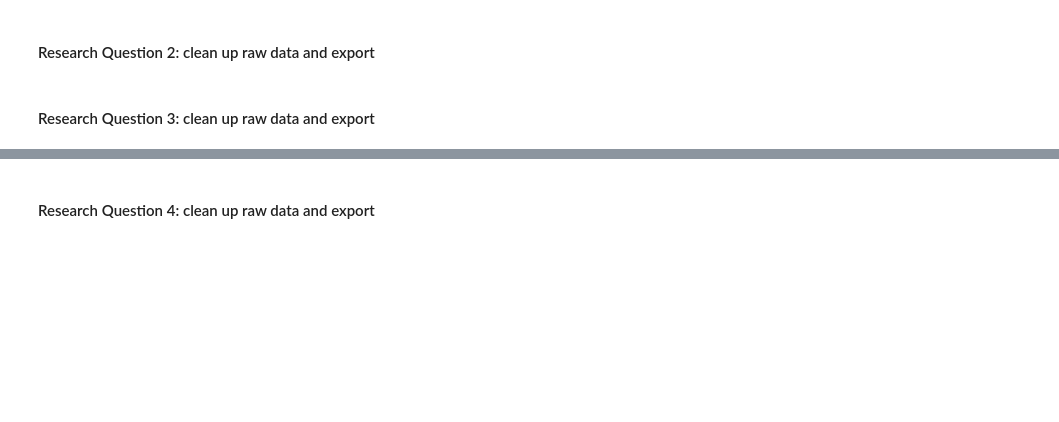
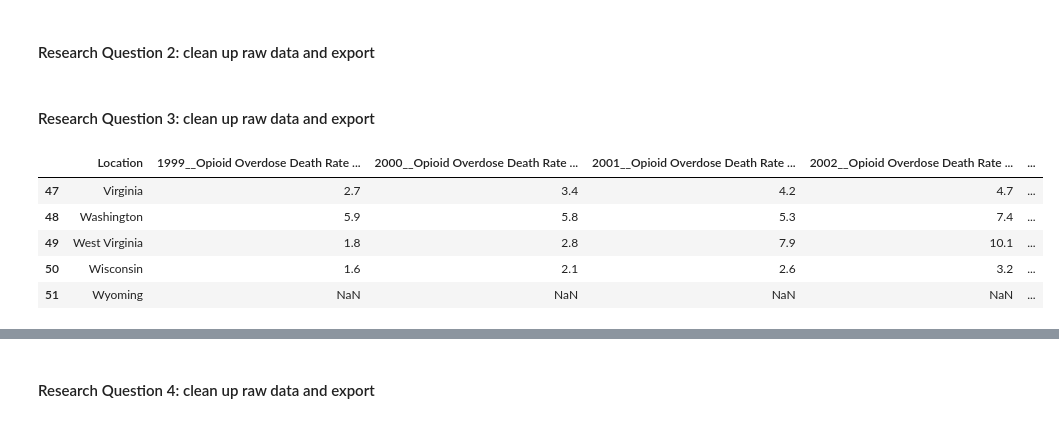
Before and after one commit to christa-fields/GWU_Databootcamp_Project_1, a Jupyter notebook: data_cleanup.ipynb, the cells around one changed output, grey strips where cells are left out. Cells and saved outputs as stored; diff of their text form; code cells hidden in the pictures; blank space fills up the shorter version.

```diff
--- a/data_cleanup.ipynb
+++ b/data_cleanup.ipynb
@@ -278,3 +278,25 @@ with open(json_file, "w") as f:                                              # o
 #### Research Question 2: clean up raw data and export
 # %% [markdown]
 #### Research Question 3: clean up raw data and export
+# %%
+
+# import datasets
+csv_OpDeaths = r'Data Files/raw_data-KFF_opioid_death_csv.csv'
+csv_UrbPop = r'Data Files/pop-urban-pct-historical_cleaned_up.csv'
+
+# Read in the csv files, skipping titles and footer notes
+OpDeaths_df = pd.read_csv(csv_OpDeaths, engine='python', skiprows=[0, 1], skipfooter=13)
+UrbPop_df = pd.read_csv(csv_UrbPop, engine='python', skipfooter=7)
+
+
+# change NSD and NR into NaN
+OpDeaths_df = OpDeaths_df.replace(['NSD', 'NR'], np.nan)
+
+OpDeaths_df.tail()
+# %% [output]
+|  | Location | 1999__Opioid Overdose Death Rate ... | 2000__Opioid Overdose Death Rate ... | 2001__Opioid Overdose Death Rate ... | 2002__Opioid Overdose Death Rate ... | ... |
+| 47 | Virginia | 2.7 | 3.4 | 4.2 | 4.7 | ... |
+| 48 | Washington | 5.9 | 5.8 | 5.3 | 7.4 | ... |
+| 49 | West Virginia | 1.8 | 2.8 | 7.9 | 10.1 | ... |
+| 50 | Wisconsin | 1.6 | 2.1 | 2.6 | 3.2 | ... |
+| 51 | Wyoming | NaN | NaN | NaN | NaN | ... |
```
Also changed, not shown: parts of 9 cells of this notebook.
